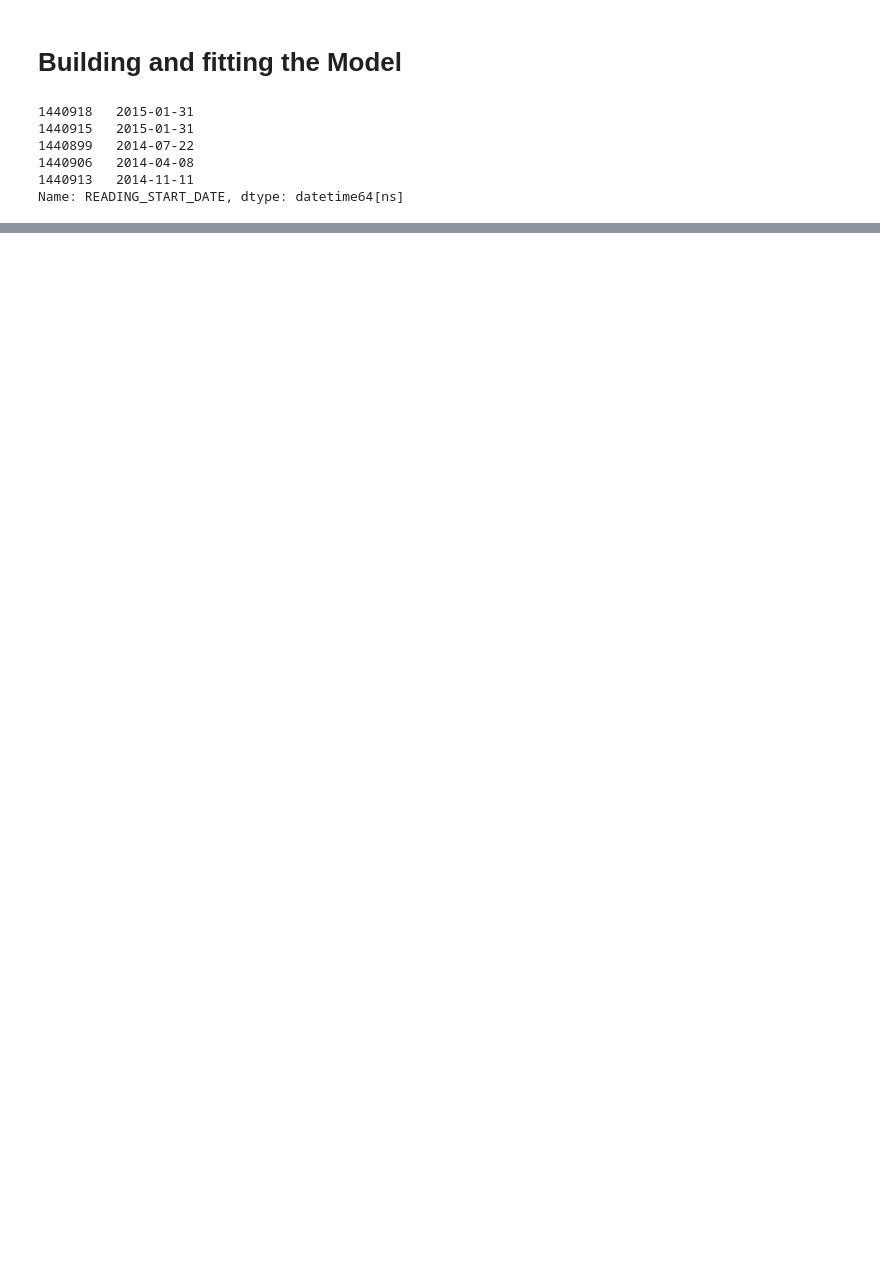
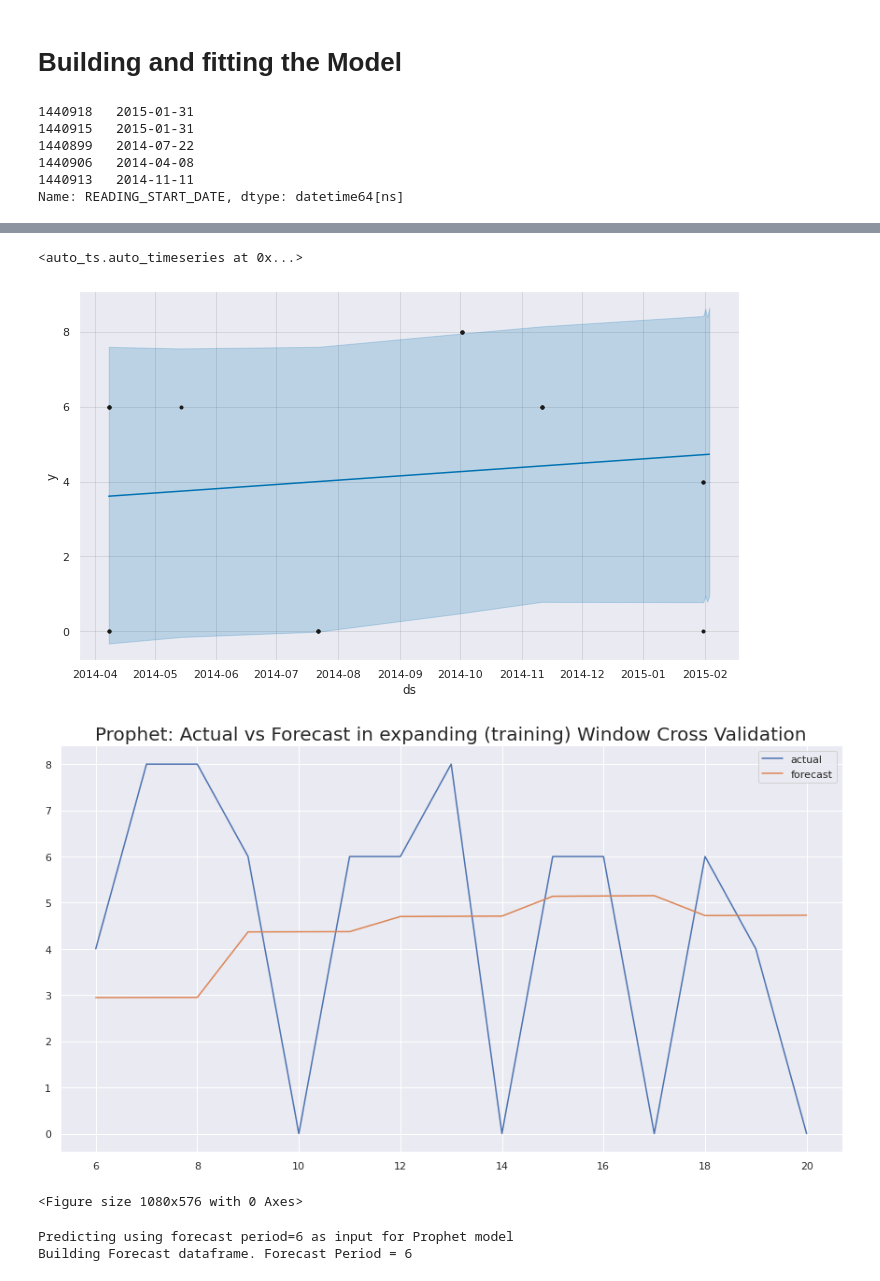
Before and after one commit to wiem-azzabi/Smart_Meter, a Jupyter notebook: water-meter2.ipynb, the cells around one changed output, grey strips where cells are left out. Saved outputs shown, nothing was run; the diff lists cells and outputs as text; code cells hidden in the pictures; blank space fills up the shorter version.

```diff
--- a/water-meter2.ipynb
+++ b/water-meter2.ipynb
@@ -556,0 +484,8 @@ ModuleNotFoundError: No module named 'fbprophet'
+# %%
+model =auto_timeseries(forecast_period=61,
+                        score_type='rmse', time_interval='D',
+                        model_type='best')
+# %%
+train_df=x_train.to_frame().join(y_train)
+test_df=x_test.to_frame().join(y_test)
+test_df.head()
@@ -556,0 +499,5 @@ ModuleNotFoundError: No module named 'fbprophet'
+# %%
+train_df.set_index("READING_START_DATE", inplace=True)
+test_df.set_index("READING_START_DATE", inplace=True)
+# %%
+train_df.reset_index(inplace=True)
@@ -556,0 +513,5 @@ ModuleNotFoundError: No module named 'fbprophet'
+# %%
+model.fit(traindata= train_df,
+          ts_column="READING_START_DATE",
+          target="GROSS_CONSUMPTION")
+# %% [output]
@@ -556,0 +535,9 @@ ModuleNotFoundError: No module named 'fbprophet'
+<auto_ts.auto_timeseries at 0x...>
+[figure, added]
+[figure, added]
+<Figure size 1080x576 with 0 Axes>
+# %%
+future_predictions = model.predict(testdata=6)
+# %% [output]
+Predicting using forecast period=6 as input for Prophet model
+Building Forecast dataframe. Forecast Period = 6
```
Also changed, not shown: parts of 39 cells of this notebook.
